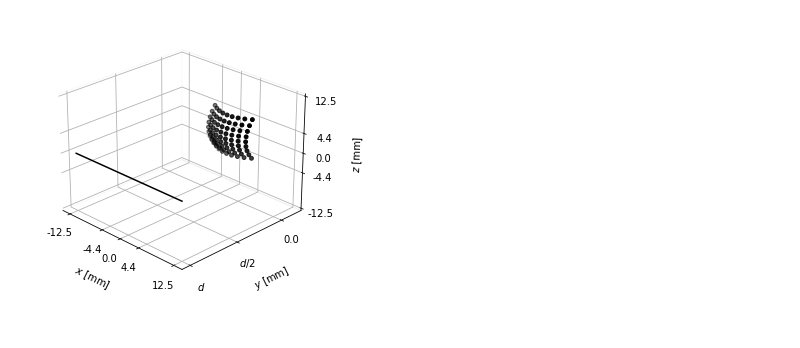
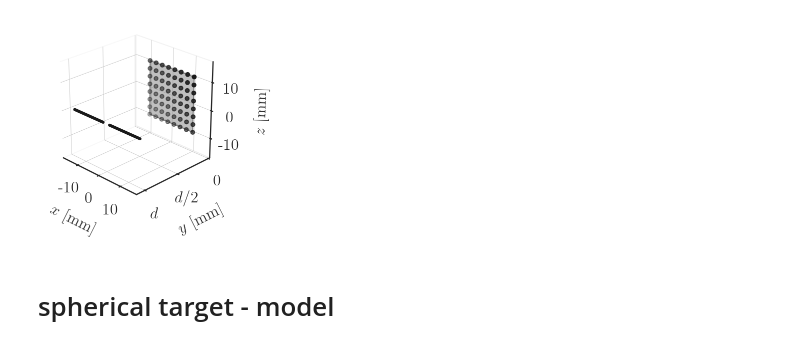
Before and after one commit to akapet00/EMF-exposure-analysis, a Jupyter notebook: playground/SoftCOM2022/prototype.ipynb, the cells around one changed output. Saved outputs shown, nothing was run; the diff lists cells and outputs as text; code cells hidden in the pictures.

```diff
--- a/playground/SoftCOM2022/prototype.ipynb
+++ b/playground/SoftCOM2022/prototype.ipynb
@@ -37,12 +32,12 @@ def take_a_look(xt, yt, zt, xs, ys, zs):
 # %%
 # frequency
-f = 6e9
+f = 5e9
 
 # separation distance
 h = -2.5 / 1000
 
 # averaging surface
-if f < 30:
+if f < 30e9:
     target_area = (0.02, 0.02)
 else:
     target_area = (0.01, 0.01)
@@ -59,6 +56,5 @@ Is = np.abs(data.ireal.to_numpy() + 1j * data.iimag.to_numpy())
 # %%
-# planar target
-N = 9
+N = 8
 x = np.linspace(-target_area[0]/2, target_area[0]/2, N)
 y = 0.0
 z = np.linspace(-target_area[1]/2, target_area[1]/2, N)
@@ -66,5 +62,3 @@ Xt, Zt = np.meshgrid(x, z)
 xt_pln = Xt.ravel()
 yt_pln = np.zeros_like(xt_pln)
 zt_pln = Zt.ravel()
-
-fig, ax = take_a_look(xt_pln, yt_pln, zt_pln, xs, ys, zs);
@@ -73,20 +65,34 @@ fig, ax = take_a_look(xt_pln, yt_pln, zt_pln, xs, ys, zs);
-# %%
-N = 151
-theta = np.linspace(0, np.pi, N)
-phi = np.linspace(0, -np.pi, N)
-r = 0.0525
-Theta, Phi = np.meshgrid(theta, phi)
-
-x_sph, y_sph, z_sph = sph2cart(r, Theta.ravel(), Phi.ravel())
-xyz_sph = np.c_[x_sph, y_sph, z_sph]
-mask = np.where((xyz_sph[:, 0] > xt_pln.min())
-                & (xyz_sph[:, 0] < xt_pln.max())
-                & (xyz_sph[:, 2] > zt_pln.min())
-                & (xyz_sph[:, 2] < xt_pln.max()))[0]
-xt_sph = xyz_sph[mask, 0]
-yt_sph = xyz_sph[mask, 1] - xyz_sph[mask, 1].min()
-zt_sph = xyz_sph[mask, 2]
-
-fig, ax = take_a_look(xt_sph, yt_sph, zt_sph, xs, ys, zs)
-# %% [output]
-[figure, removed]
+# %%
+fig_config(latex=True, scaler=1)
+fig = plt.figure()
+ax = plt.axes(projection ='3d')
+plane = Rectangle(target_area_origin, target_area[0], target_area[1], ec='k', ls='-', fc='gray', alpha=0.5)
+ax.add_patch(plane)
+pathpatch_2d_to_3d(plane, z=y, zdir='y')
+ax.scatter(xt_pln, yt_pln, zt_pln, s=15, color='k', depthshade=True)
+ax.plot(xs[:24], ys[:24], zs[:24], 'k-')
+ax.plot(xs[28:], ys[28:], zs[28:], 'k-')
+ax.set_box_aspect([1, 1, 1])
+ax.set(xlabel='$x$ [mm]', ylabel='$y$ [mm]', zlabel='$z$ [mm]',
+       xticks=[xt_pln.min(), 0.0, xt_pln.max()],
+       yticks=[h, h/2, 0.0],
+       zticks=[zt_pln.min(), 0.0, zt_pln.max()],
+       xticklabels=[int(xt_pln.min()*1000), 0, int(xt_pln.max()*1000)],
+       yticklabels=['$d$', '$d/2$', 0],
+       zticklabels=[int(zt_pln.min()*1000), 0, int(zt_pln.max()*1000)],
+       xlim=[xs.min()*1.1, xs.max()*1.1],
+       ylim=[h*1.1, 0.0],
+       zlim=[xs.min()*1.1, xs.max()*1.1],
+      )
+ax.xaxis.pane.fill = False
+ax.yaxis.pane.fill = False
+ax.zaxis.pane.fill = False
+ax.xaxis.labelpad = 10
+ax.yaxis.labelpad = 10
+ax.zaxis.labelpad = 10
+ax.view_init(25, -45)
+fig.tight_layout()
+# %% [output]
+[figure, added]
+# %% [markdown]
+# spherical target - model
```
Also changed, not shown: parts of 12 cells of this notebook.
